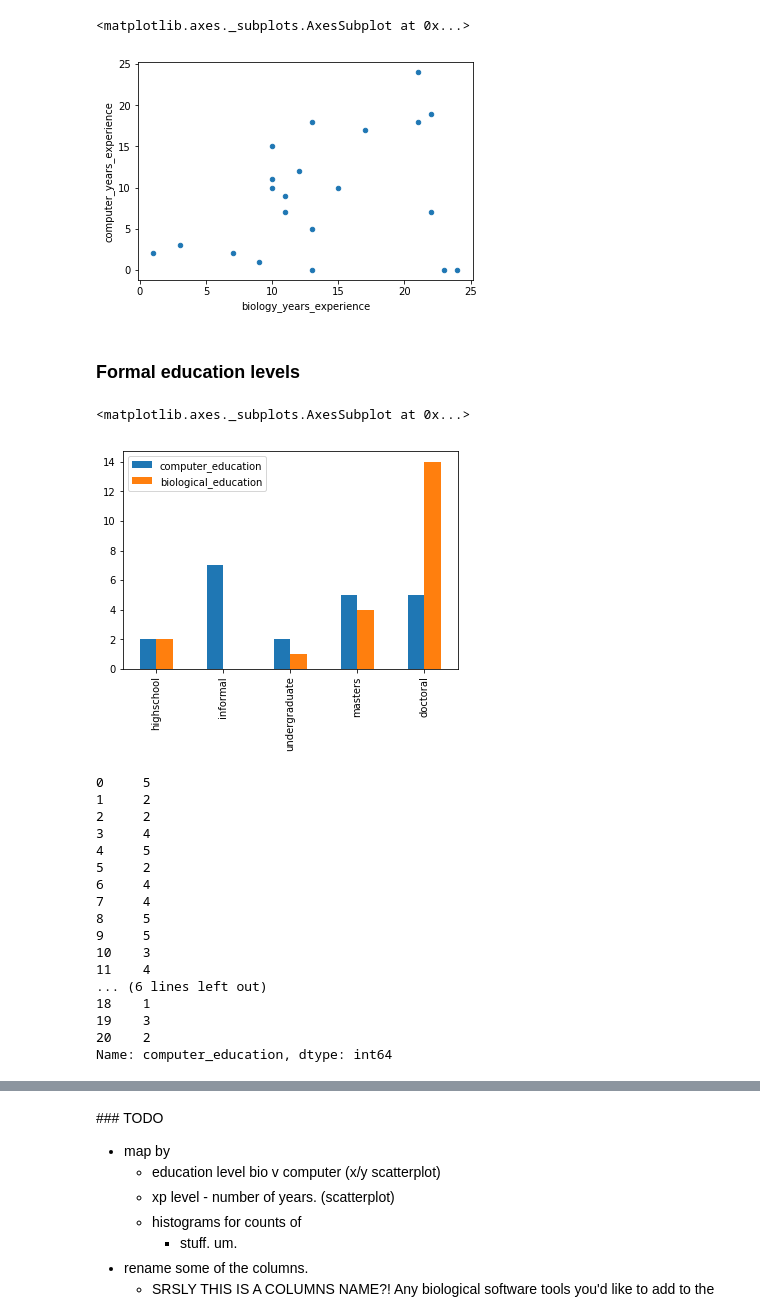
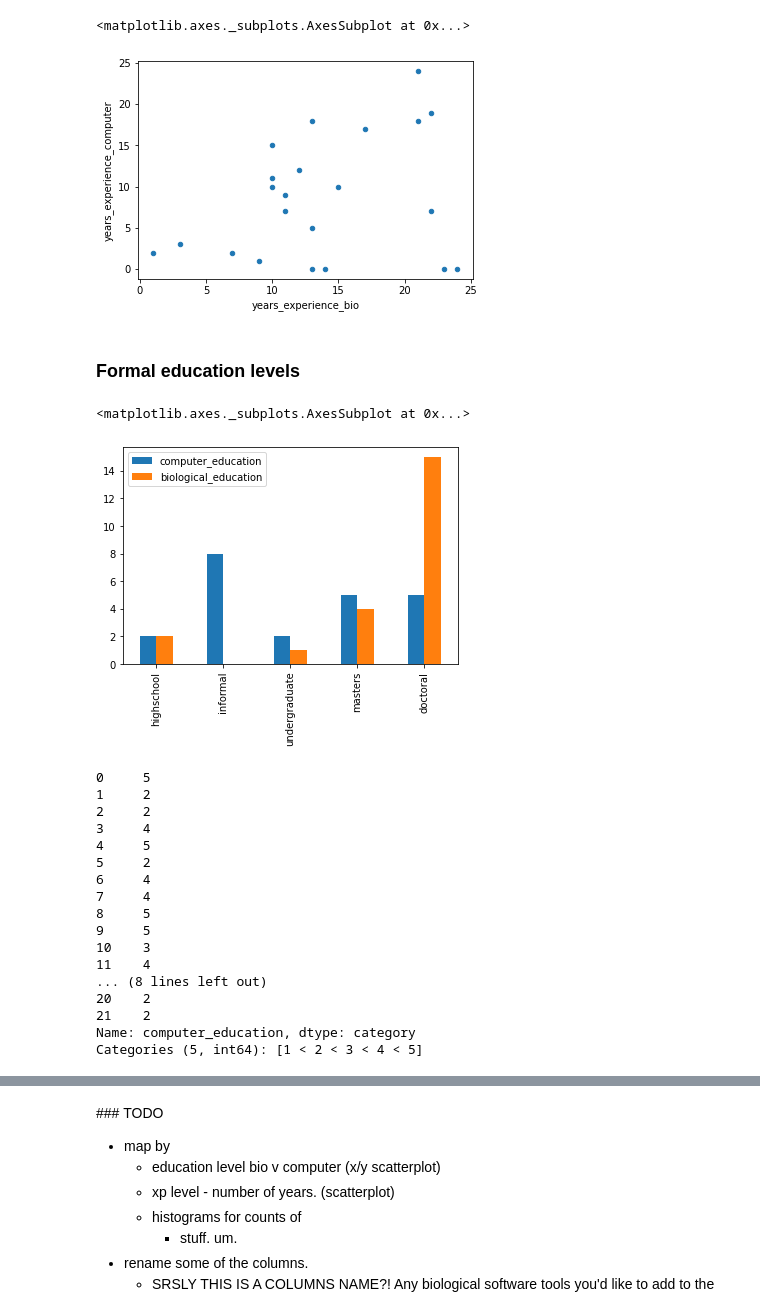
Before and after one commit to yochannah/subjective-data-models-analysis, a Jupyter notebook: import_data.ipynb, the cells around one changed output, grey strips where cells are left out. Cells and saved outputs as stored; diff of their text form; code cells hidden in the pictures.

```diff
--- a/import_data.ipynb
+++ b/import_data.ipynb
@@ -49,9 +52,10 @@ def split_multi_choice( a_series, series_prefix ):
 # computationally split-out-able vars:
 bio_software = split_multi_choice(backgrounds.bio_database_experience, "bio_software")
 computer_experience = split_multi_choice(backgrounds.computer_experience, "computer_experience")
+bio_tech_types = split_multi_choice(backgrounds.computer_experience, "bio_files_type")
 
 # preview var
-bio_software
+bio_software.head()
 # %% [output]
 |  | bio_software_galaxy | bio_software_gnomad | bio_software_intermine | bio_software_biomart | ... |
 | 0 | every_day | never_heard | never_heard | heard_of | ... |
@@ -73,5 +66,6 @@ bio_software
 # %%
 # re-append these two split-out columns into the dataframe
-expanded_backgrounds = backgrounds.join(bio_software).join(computer_experience)
-# I'd like to remove the bio experience and computer
-# experience columns I split out but I can't google it in the plane ..
+expanded_backgrounds = backgrounds.join([bio_software, computer_experience, bio_tech_types])
+#.join(bio_software, rsuffix="_expanded_value")
+
+expanded_backgrounds.head()
@@ -129,9 +131,9 @@ expanded_backgrounds.plot.box()
 # %%
 #bio xp (years) vs computer xp (years)
-expanded_backgrounds.plot.scatter(x="biology_years_experience", y="computer_years_experience")
+expanded_backgrounds.drop(["Respondent ID"], axis=1).plot.scatter(x="years_experience_bio", y="years_experience_computer")
 # %% [output]
 <matplotlib.axes._subplots.AxesSubplot at 0x...>
-[figure, old version]
+[figure, new version]
 # %%
 ## Todo: add my "desired" people areas to this plot.
 # %% [markdown]
@@ -165,7 +167,7 @@ both_formal = both_formal.T.sort_index()
 both_formal.plot.bar()
 # %% [output]
 <matplotlib.axes._subplots.AxesSubplot at 0x...>
-[figure, old version]
+[figure, new version]
 # %%
 # convert the formal education levels to a number in order to fake a plot...
 # once I've looked it up online there might be a better way to do this?
@@ -197,8 +199,8 @@ computer_numberwise
 9     5
 10    3
 11    4
-... (6 lines left out)
-18    1
-19    3
+... (8 lines left out)
 20    2
-Name: computer_education, dtype: int64
+21    2
+Name: computer_education, dtype: category
+Categories (5, int64): [1 < 2 < 3 < 4 < 5]
```
Also changed, not shown: parts of 14 cells of this notebook, 1 other file.
